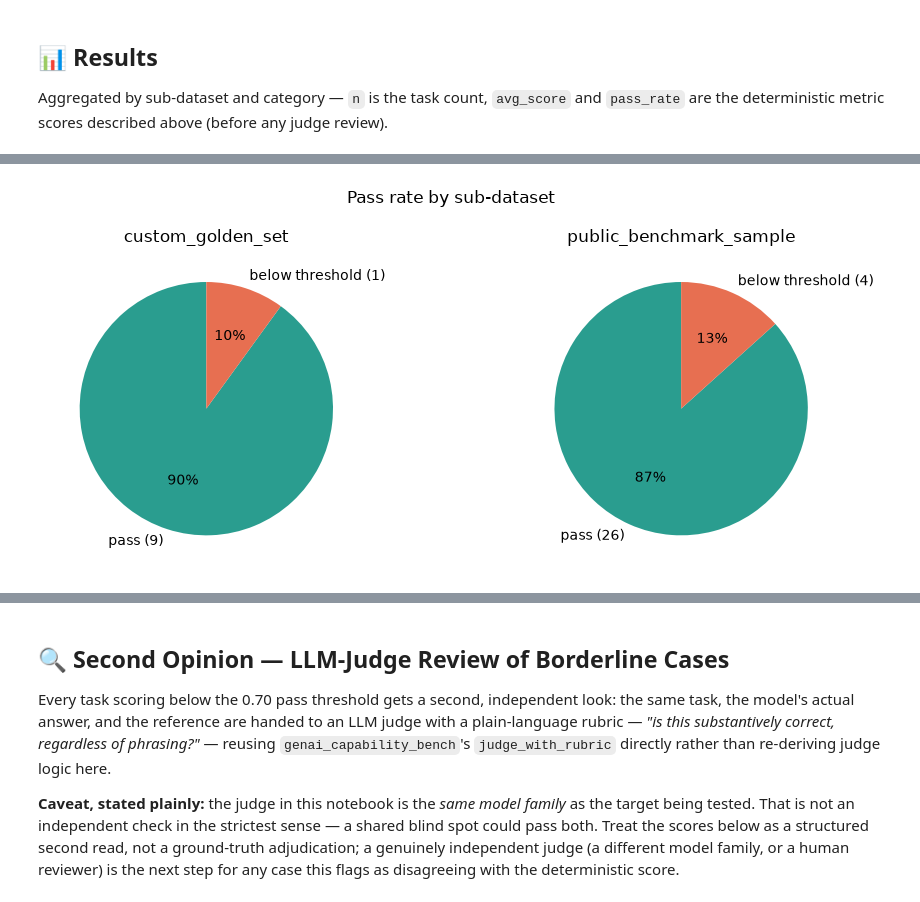
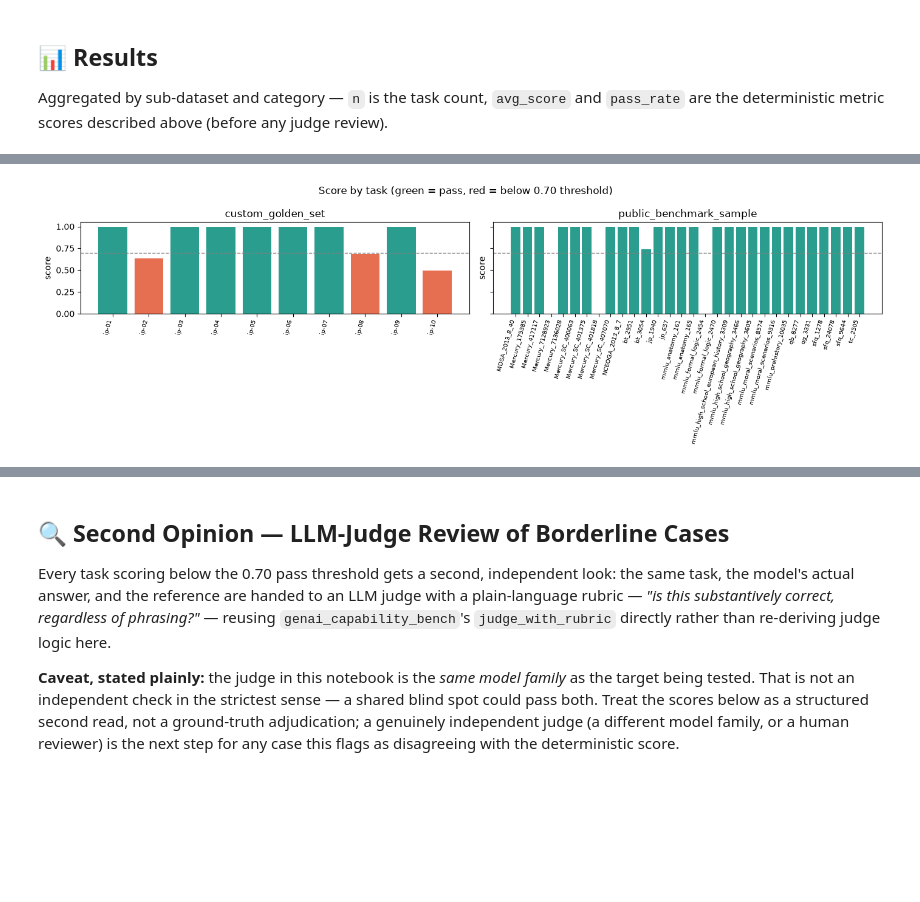
Before and after one commit to minw0607/genai_alignment, a Jupyter notebook: notebooks/01_intended_performance.ipynb, the cells around one changed output, grey strips where cells are left out. Cells and saved outputs as stored; diff of their text form; code cells hidden in the pictures; blank space fills up the shorter version.

```diff
--- a/notebooks/01_intended_performance.ipynb
+++ b/notebooks/01_intended_performance.ipynb
@@ -241,21 +160,4 @@ plt.show()
-# %%
-fig, axes = plt.subplots(1, 2, figsize=(10, 4))
-for ax, (label, group) in zip(axes, results.groupby("dataset_label")):
-    pass_n = int(group["passed"].sum())
-    fail_n = len(group) - pass_n
-    ax.pie(
-        [pass_n, fail_n], labels=[f"pass ({pass_n})", f"below threshold ({fail_n})"],
-        colors=[PALETTE["pass"], PALETTE["fail"]], autopct="%1.0f%%", startangle=90,
-    )
-    ax.set_title(label)
-fig.suptitle("Pass rate by sub-dataset")
-plt.tight_layout()
-charts.append(ChartImage(
-    title="Pass rate by sub-dataset",
-    caption="Share of tasks at or above the 0.70 deterministic-metric threshold, before judge review.",
-    base64_png=fig_to_base64(fig),
-    section="results",
-))
-plt.show()
-# %% [output]
-[figure, removed]
+# %%
+score_chart = scenario.plot_score_by_task(combined["results"])
+# %% [output]
+[figure, added]
```
Also changed, not shown: parts of 20 cells of this notebook, 6 other files.
